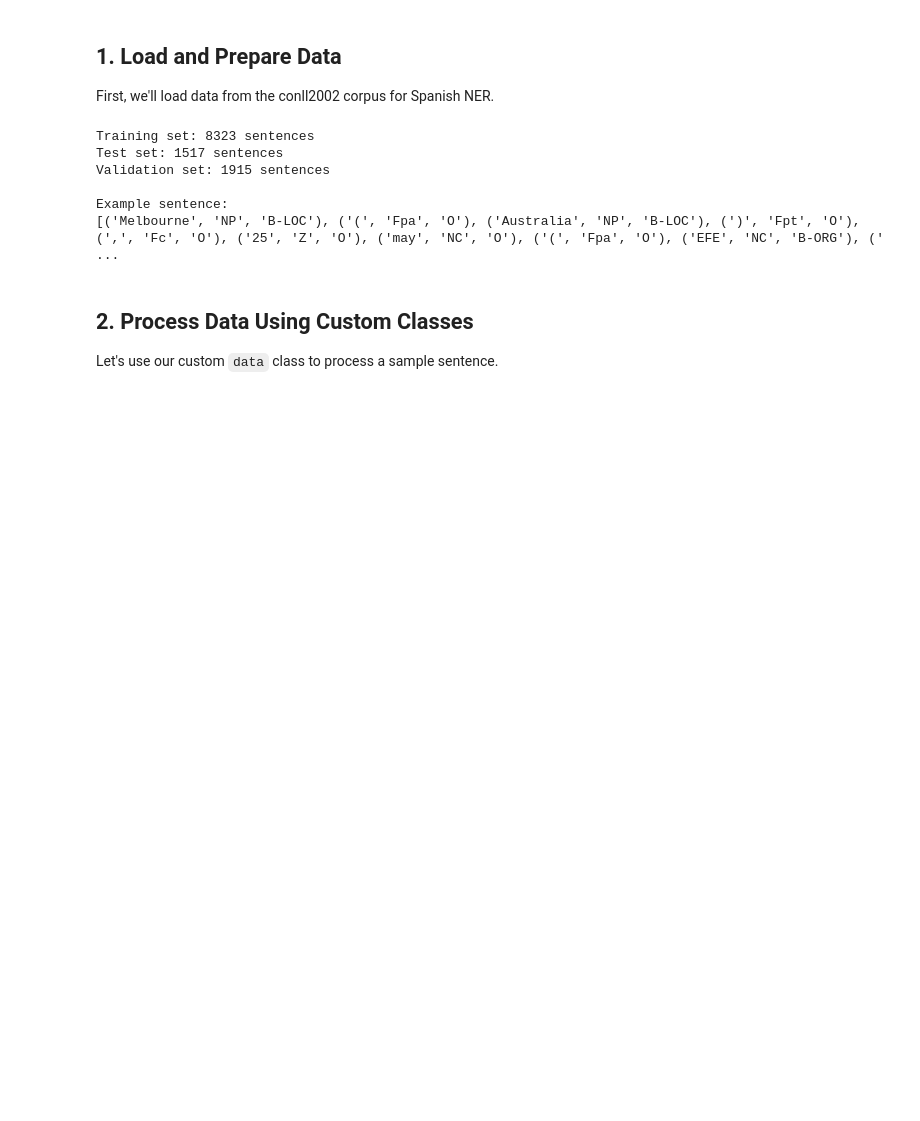
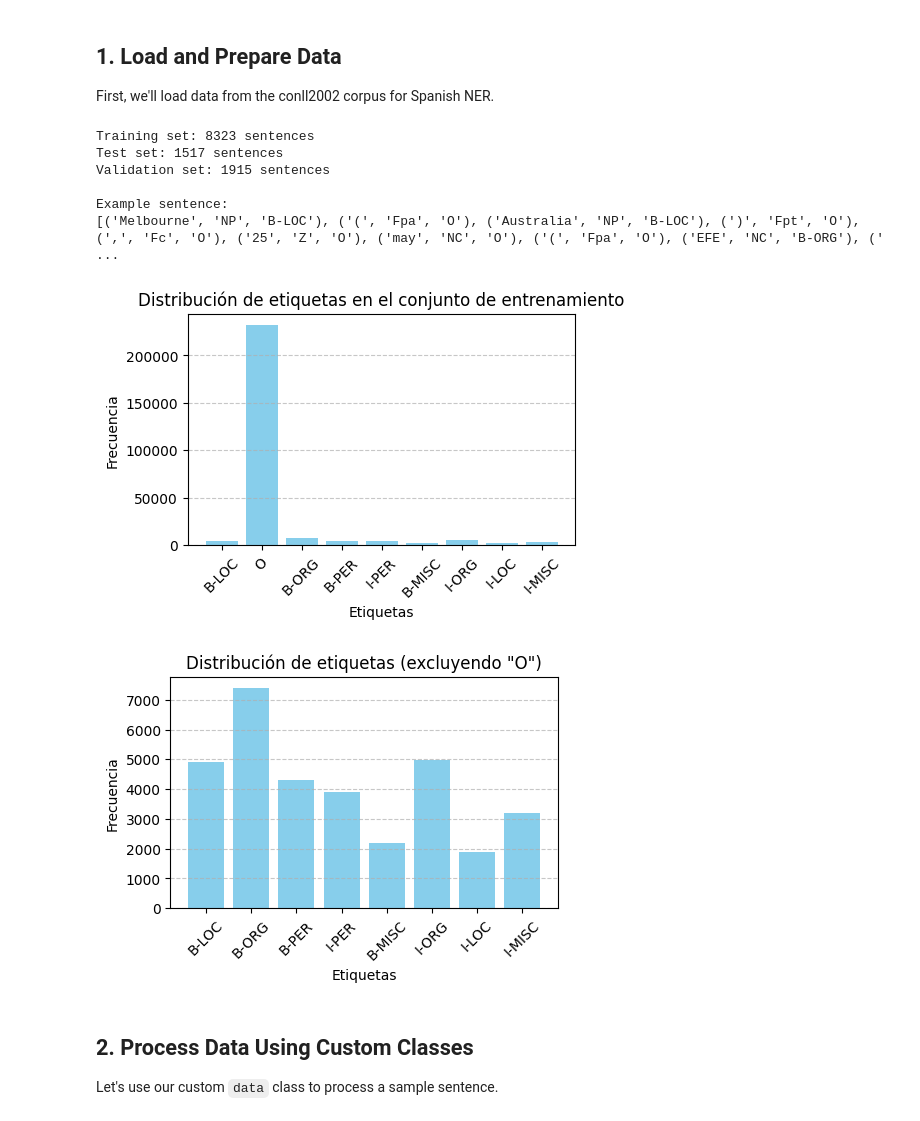
Before and after one commit to TaliaPr/Natural-Language-Processing, a Jupyter notebook: Classificación_secuencias/example.ipynb, the cells around one changed output. Cells and saved outputs as stored; diff of their text form; code cells hidden in the pictures; blank space fills up the shorter version.

```diff
--- a/Classificación_secuencias/example.ipynb
+++ b/Classificación_secuencias/example.ipynb
@@ -39,6 +39,31 @@ Validation set: 1915 sentences
 
 Example sentence:
 [('Melbourne', 'NP', 'B-LOC'), ('(', 'Fpa', 'O'), ('Australia', 'NP', 'B-LOC'), (')', 'Fpt', 'O'), (',', 'Fc', 'O'), ('25', 'Z', 'O'), ('may', 'NC', 'O'), ('(', 'Fpa', 'O'), ('EFE', 'NC', 'B-ORG'), (' ...
+# %%
+# Contar las etiquetas en el conjunto de entrenamiento
+tag_counts = Counter(tag for sentence in train for _, _, tag in sentence)
+
+# Crear una función para graficar
+def plot_tag_distribution(tag_counts, title, exclude_tag=None):
+    if exclude_tag:
+        tag_counts = {tag: count for tag, count in tag_counts.items() if tag != exclude_tag}
+    plt.figure(figsize=(5, 3))
+    plt.bar(tag_counts.keys(), tag_counts.values(), color='skyblue')
+    plt.xlabel('Etiquetas')
+    plt.ylabel('Frecuencia')
+    plt.title(title)
+    plt.xticks(rotation=45)
+    plt.grid(axis='y', linestyle='--', alpha=0.7)
+    plt.show()
+
+# Graficar la distribución de todas las etiquetas
+plot_tag_distribution(tag_counts, 'Distribución de etiquetas en el conjunto de entrenamiento')
+
+# Graficar la distribución excluyendo la etiqueta "O"
+plot_tag_distribution(tag_counts, 'Distribución de etiquetas (excluyendo "O")', exclude_tag="O")
+# %% [output]
+[figure, added]
+[figure, added]
 # %% [markdown]
 ## 2. Process Data Using Custom Classes
 
```
Also changed, not shown: parts of 8 cells of this notebook, 2 other files.
